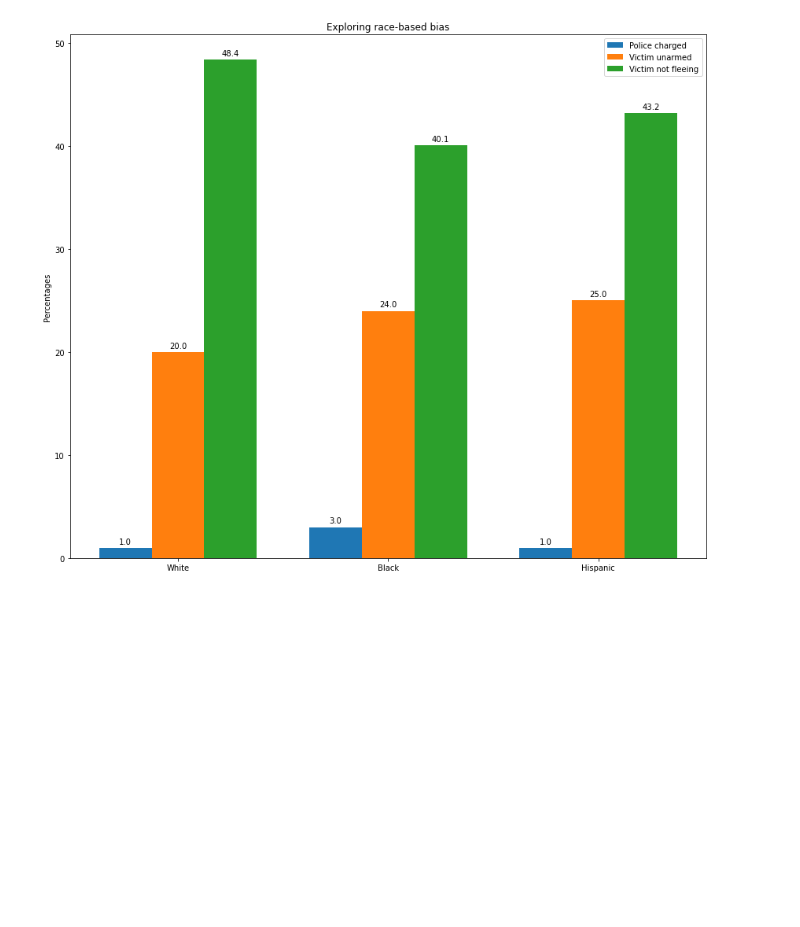
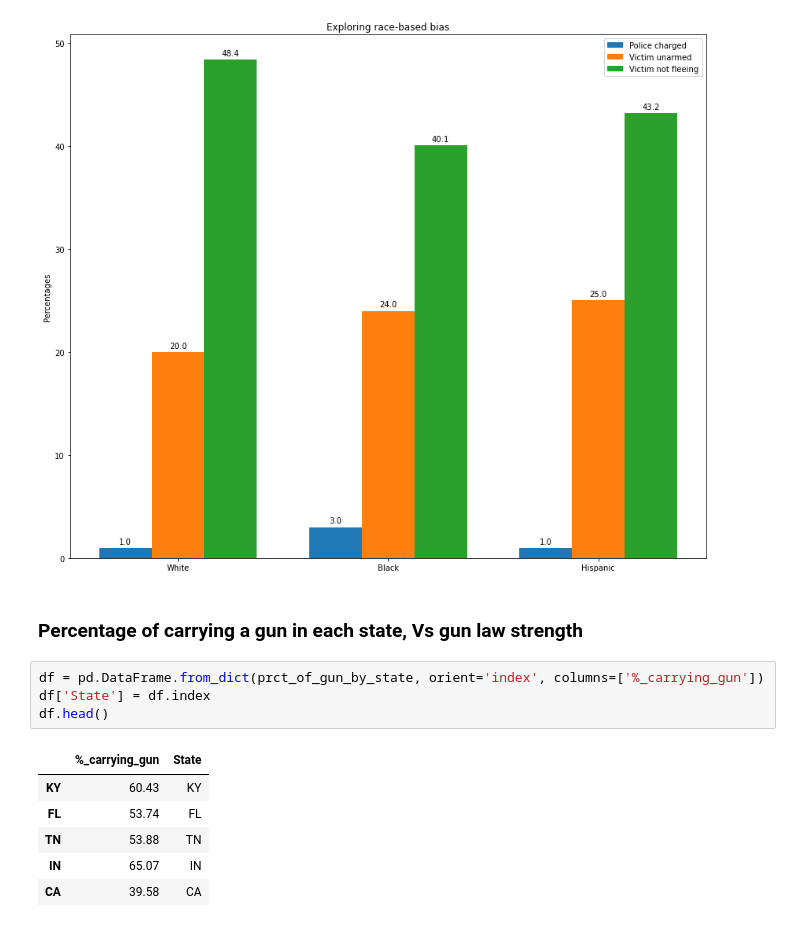
Before and after one commit to epfl-ada/ada-2020-project-milestone-p3-p3_badass, a Jupyter notebook: police_violence.ipynb, the cells around one changed output. Drawn from its saved outputs; the diff is of its cells as text; blank space fills up the shorter version.

```diff
--- a/police_violence.ipynb
+++ b/police_violence.ipynb
@@ -240,3 +183,16 @@ fig.tight_layout()
 plt.show()
 # %% [output]
 [figure]
+# %% [markdown]
+### Percentage of carrying a gun in each state, Vs gun law strength
+# %%
+df = pd.DataFrame.from_dict(prct_of_gun_by_state, orient='index', columns=['%_carrying_gun'])
+df['State'] = df.index
+df.head()
+# %% [output]
+|  | %_carrying_gun | State |
+| KY | 60.43 | KY |
+| FL | 53.74 | FL |
+| TN | 53.88 | TN |
+| IN | 65.07 | IN |
+| CA | 39.58 | CA |
```
Also changed, not shown: parts of 9 cells of this notebook.
